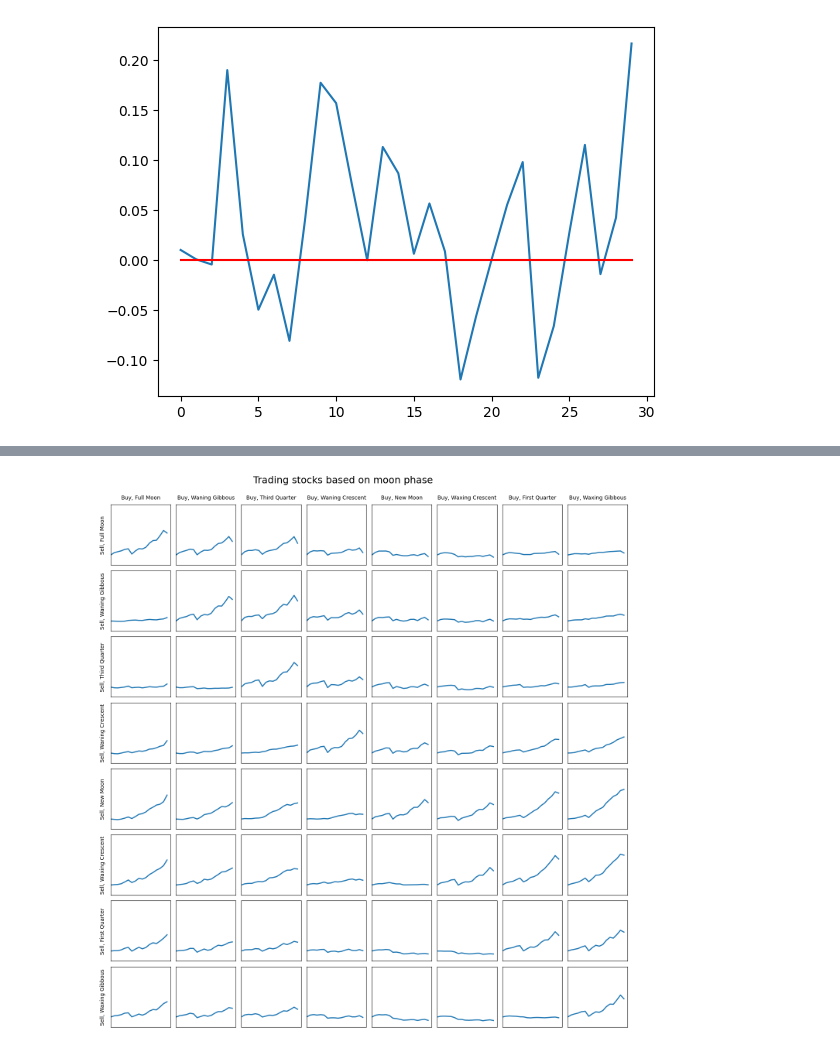
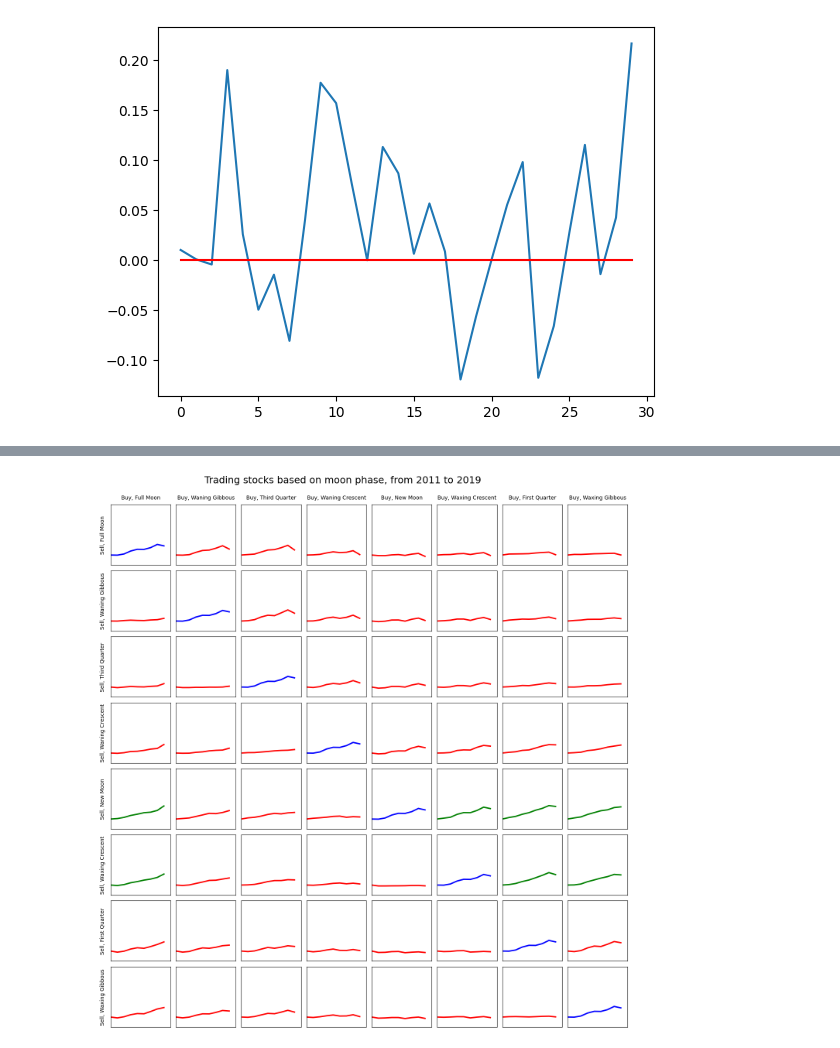
Before and after one commit to lukewnag/stocks-and-signals, a Jupyter notebook: moon_cycles_and_stocks.ipynb, the cells around one changed output, grey strips where cells are left out. Cells and saved outputs as stored; diff of their text form; code cells hidden in the pictures.

Commit message:
compare moon strats to base sp500 performance

```diff
--- a/moon_cycles_and_stocks.ipynb
+++ b/moon_cycles_and_stocks.ipynb
@@ -152,7 +134,7 @@ def moon_strat(start_date, end_date, capital, buy_phase, sell_phase):
 # moon_strat(start_date='2010-01-01', end_date='2011-01-01', capital=1000, buy_phase=0, sell_phase=4)
 year = 2003
 start_date = str(year) + '-01-01'
-end_date = str(year+20) + '-01-01'
+end_date = str(year+5) + '-01-01'
 
 for sell_phase in range(8):
     toPrint = [' '*(5 - len((a := str(round(moon_strat(start_date, end_date, 1000, buy_phase, sell_phase)))))) + a for buy_phase in range(8)]
@@ -175,19 +150,0 @@ plt.plot([moon_strat('2003-01-01', str(i)+'-01-01', 1000, 2, 1) for i in range(2
-# %%
-start_year, end_year = 2003, 2019
-annual_portfolio = [1000]
-while start_year != end_year:
-    start_date = str(year) + '-01-01'
-    end_date = str(year+1) + '-01-01'
-    old_value = annual_portfolio[-1]
-    new_value = moon_strat(start_date, end_date, old_value, 0, 1)
-    annual_portfolio.append(new_value)
-    start_year += 1
-# %%
-# moon_strat(start_date='2010-01-01', end_date='2011-01-01', capital=1000, buy_phase=0, sell_phase=4)
-
-start_date = str(2003) + '-01-01'
-end_date = str(2020) + '-01-01'
-
-for sell_phase in range(8):
-    toPrint = [' '*(5 - len((a := str(round(moon_strat(start_date, end_date, 1000, buy_phase, sell_phase)))))) + a for buy_phase in range(8)]
-    print(' '.join(toPrint))
@@ -258,6 +158,10 @@ phase_mappings = {0: 'Full Moon',
                   6: 'First Quarter',
                   7: 'Waxing Gibbous'}
 # %%
+start_year, end_year = 2011, 2019
+month_day = '01-01'
+stock_baseline = moon_strat(str(start_year)+'-'+month_day, str(end_year)+'-'+month_day, 1000, 0, 0)
+
 moon_phase_buy = np.arange(8)  # Replace with your 8 x1 values
 moon_phase_sell = np.arange(8)  # Replace with your 8 x2 values
 
@@ -269,42 +173,44 @@ for i, phase_sell in enumerate(moon_phase_buy):
     for j, phase_buy in enumerate(moon_phase_sell):
         ax = axes[i, j]
 
-        start_year, end_year = 2003, 2019
         annual_portfolio = [1000]
         until = start_year
         while until != end_year:
-            start_date = str(until) + '-01-01'
-            end_date = str(until+1) + '-01-01'
+            start_date = str(until) + '-' + month_day
+            end_date = str(until+1) + '-' + month_day
             old_value = annual_portfolio[-1]
             new_value = moon_strat(start_date, end_date, old_value, phase_buy, phase_sell)
             annual_portfolio.append(new_value)
             until += 1
 
         # Example plot: Replace with your actual plotting logic
-        ax.plot(annual_portfolio, linewidth = 2)
+        if i == j: color = 'b'
+        elif annual_portfolio[-1] >= stock_baseline: color = 'g'
+        else: color = 'r'
+        ax.plot(annual_portfolio, linewidth = 2.5, c = color)
         ax.set_xlim([0, len(annual_portfolio)])
         ax.set_ylim([0, 6000])
 
         # Only set labels on the edges of the grid
         if j == 0:
             ax.set_ylabel(f'Sell, {phase_mappings[phase_sell]}', rotation=90, fontsize=10, labelpad=10)
         if i == 0:
             ax.set_title(f'Buy, {phase_mappings[phase_buy]}', fontsize=10, pad=10)
 
         # Hide ticks to clean up the plot
         ax.set_xticks([])
         ax.set_yticks([])
 
 # Adjust layout to avoid overlap
 plt.tight_layout()
 
 # Adjust the space between the plots for better label visibility
 plt.subplots_adjust(left=0.1, top=0.95, bottom=0.05)
 
-plt.suptitle('Trading stocks based on moon phase', fontsize=18, y=1)
+plt.suptitle(f'Trading stocks based on moon phase, from {start_year} to {end_year}', fontsize=18, y=1)
 
 # Show the plot
 plt.show()
 # %% [output]
-[figure, old version]
+[figure, new version]
 # %%
```
Also changed, not shown: parts of 11 cells of this notebook, 2 other files.
